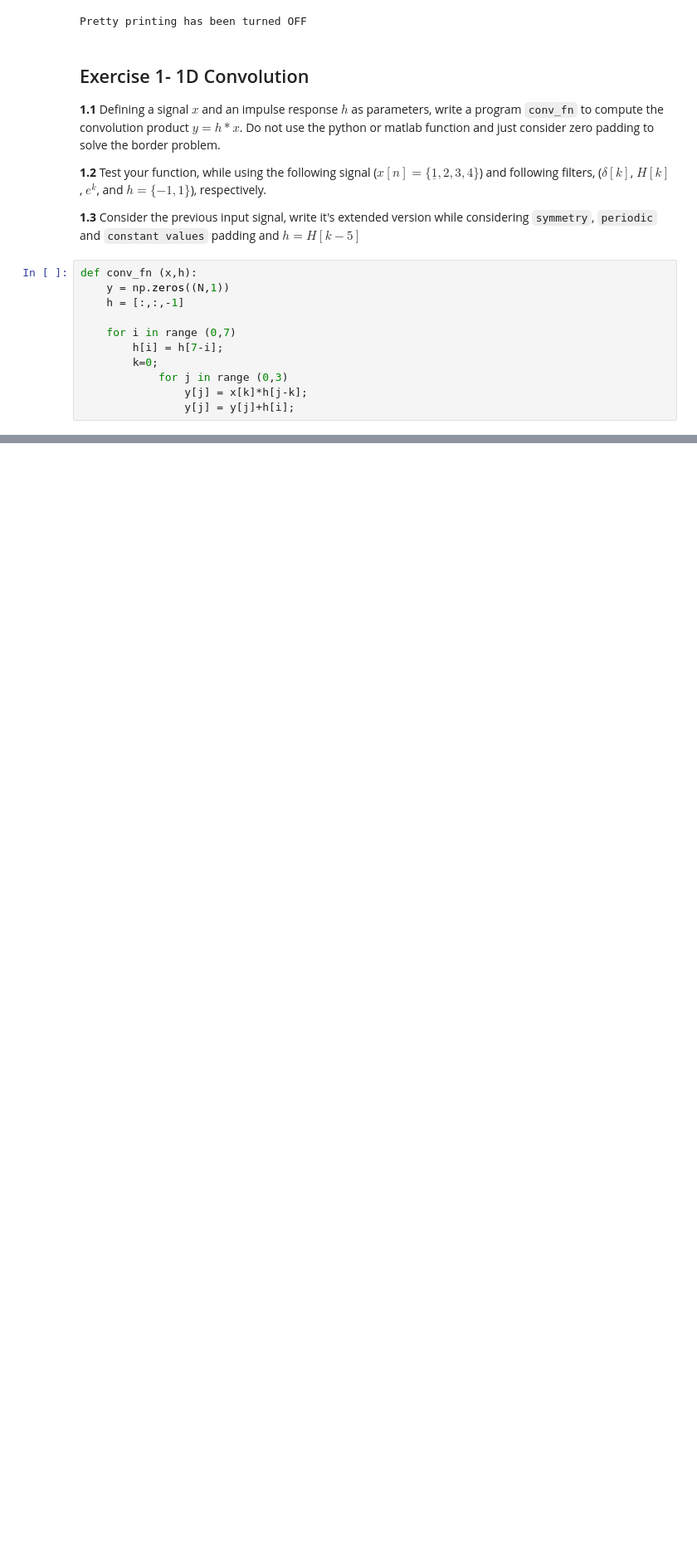
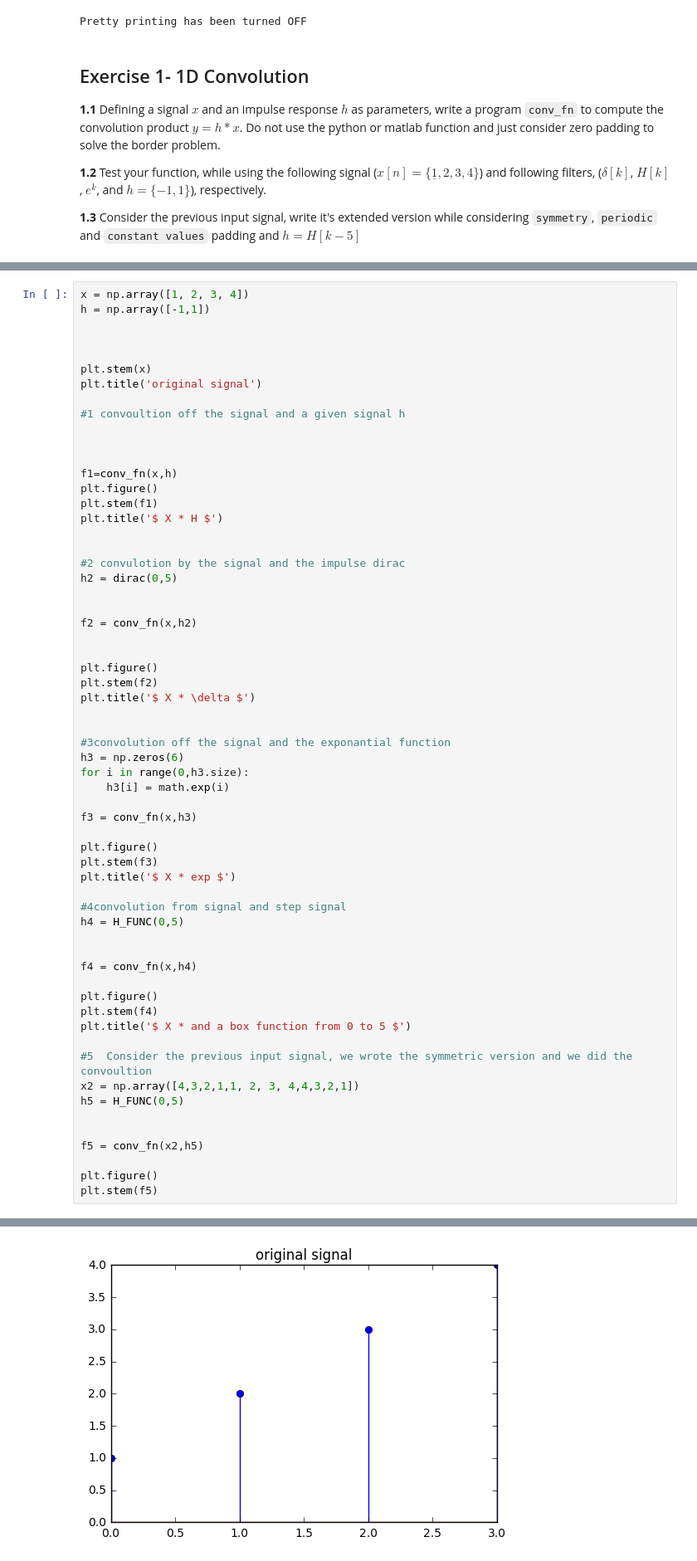
Before and after one commit to nayeem78/DSP-TP-1617, a Jupyter notebook: Lab3/python/Lab3.ipynb, the cells around one changed output, grey strips where cells are left out. Shown at 83% size. Cells and saved outputs as stored; diff of their text form; blank space fills up the shorter version.

```diff
--- a/Lab3/python/Lab3.ipynb
+++ b/Lab3/python/Lab3.ipynb
@@ -24,14 +33,3 @@ Pretty printing has been turned OFF
 **1.2** Test your function, while using the following signal ($x[n] = \{\underline{1},2,3,4\}$) and following filters, ($\delta[k]$, $H[k]$, $e^{k}$, and $h = \{-1, 1\}$), respectively.
 
 **1.3** Consider the previous input signal, write it's extended version while considering `symmetry`, `periodic` and `constant values` padding and $h = H[k-5]$
-# %%
-def conv_fn (x,h):
-    y = np.zeros((N,1))
-    h = [:,:,-1]
-
-    for i in range (0,7)
-        h[i] = h[7-i];
-        k=0;
-            for j in range (0,3)
-                y[j] = x[k]*h[j-k];
-                y[j] = y[j]+h[i];
@@ -37,0 +61,62 @@ def conv_fn (x,h):
+# %%
+x = np.array([1, 2, 3, 4])
+h = np.array([-1,1])
+
+
+
+plt.stem(x)
+plt.title('original signal')
+
+#1 convoultion off the signal and a given signal h
+
+
+
+f1=conv_fn(x,h)
+plt.figure()
+plt.stem(f1)
+plt.title('$ X * H $')
+
+
+#2 convulotion by the signal and the impulse dirac
+h2 = dirac(0,5)
+
+
+f2 = conv_fn(x,h2)
+
+
+plt.figure()
+plt.stem(f2)
+plt.title('$ X * \delta $')
+
+
+#3convolution off the signal and the exponantial function
+h3 = np.zeros(6)
+for i in range(0,h3.size):
+    h3[i] = math.exp(i)
+
+f3 = conv_fn(x,h3)
+
+plt.figure()
+plt.stem(f3)
+plt.title('$ X * exp $')
+
+#4convolution from signal and step signal
+h4 = H_FUNC(0,5)
+
+
+f4 = conv_fn(x,h4)
+
+plt.figure()
+plt.stem(f4)
+plt.title('$ X * and a box function from 0 to 5 $')
+
+#5  Consider the previous input signal, we wrote the symmetric version and we did the convoultion
+x2 = np.array([4,3,2,1,1, 2, 3, 4,4,3,2,1])
+h5 = H_FUNC(0,5)
+
+
+f5 = conv_fn(x2,h5)
+
+plt.figure()
+plt.stem(f5)
+# %% [output]
@@ -37,0 +124 @@ def conv_fn (x,h):
+[figure, added]
```
Also changed, not shown: parts of 6 cells of this notebook, 1 other file.
